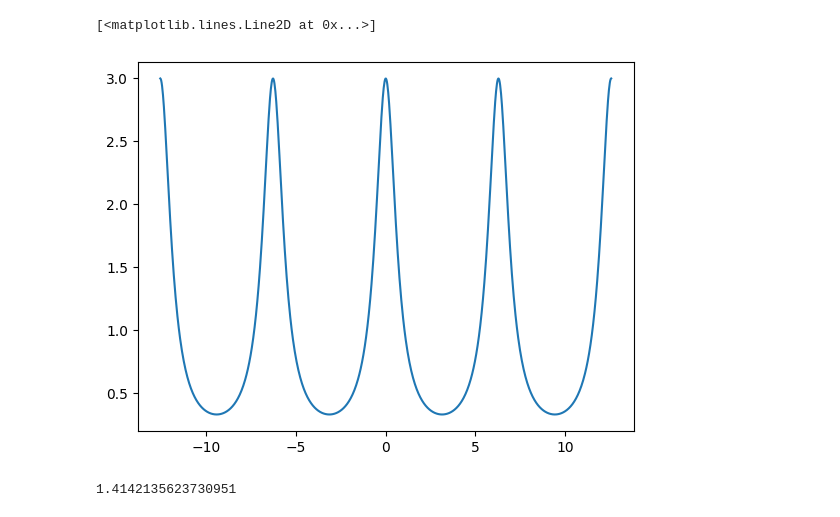
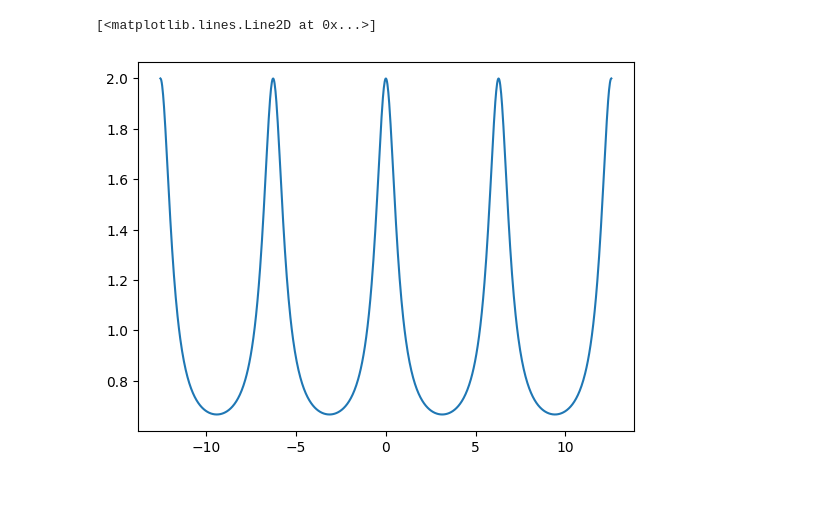
Before and after one commit to Khanrik/UniFolder, a Jupyter notebook: Untitled.ipynb, the cells around one changed output. Cells and saved outputs as stored; diff of their text form; code cells hidden in the pictures.

```diff
--- a/Untitled.ipynb
+++ b/Untitled.ipynb
@@ -4,12 +4,8 @@ import matplotlib.pyplot as plt
 # %%
 fig, ax = plt.subplots()
 omega = np.linspace(-4*np.pi, 4*np.pi, 1000)
-x = (3/4) / (5/4 - np.cos(omega))
+x = 1 / (1 - 1/2 * np.exp(1j * omega))
 ax.plot(omega, x)
 # %% [output]
 [<matplotlib.lines.Line2D at 0x...>]
-[figure, old version]
+[figure, new version]
-# %%
-np.abs(1 + 1j)
-# %% [output]
-1.4142135623730951
```
Also changed, not shown: parts of 2 cells of this notebook, 3 other files.
